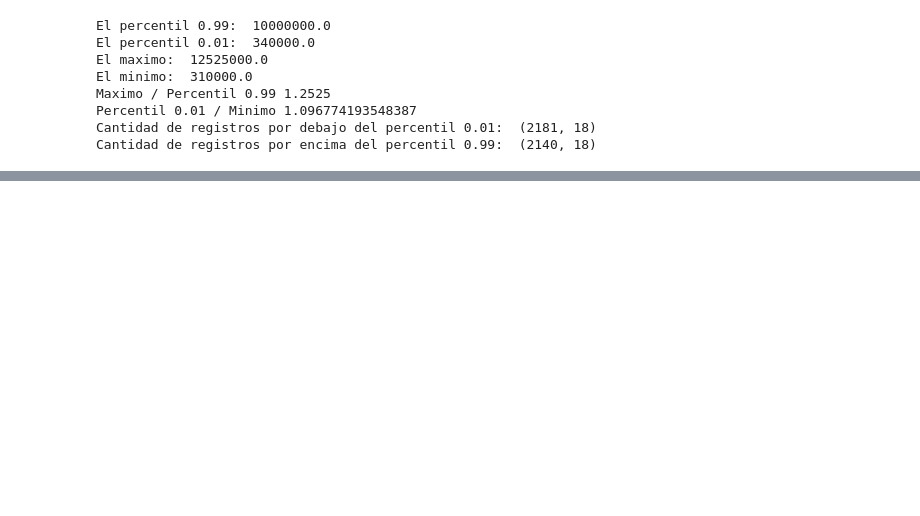
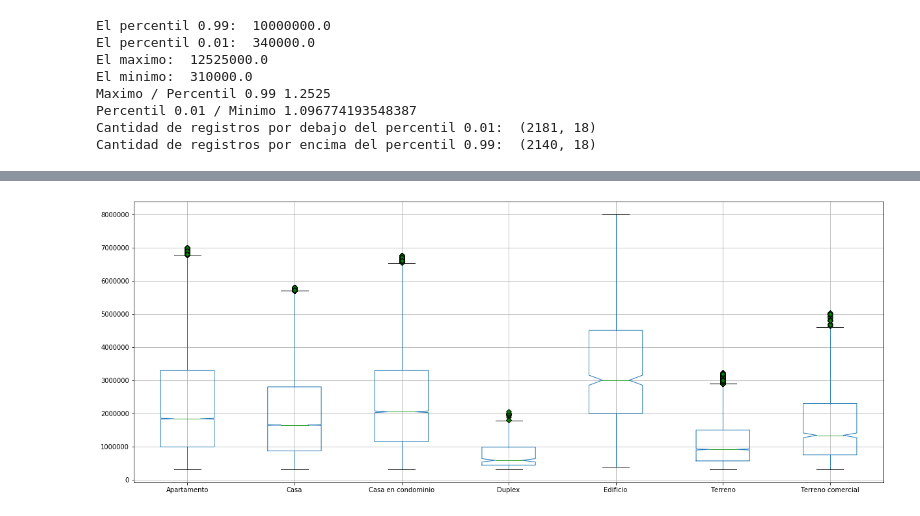
Before and after one commit to JuanCruzCastroLopez/tp1-zonajobs-analysis, a Jupyter notebook: normalize_details.ipynb, the cells around one changed output, grey strips where cells are left out. Drawn from its saved outputs; the diff is of its cells as text; code cells hidden in the pictures; blank space fills up the shorter version.

```diff
--- a/normalize_details.ipynb
+++ b/normalize_details.ipynb
@@ -520,0 +522,3 @@ Text(0, 0.5, '')
+# %%
+# Sigue habiendo bastantes outliers, hago una limpieza mas.
+df = df[~df.groupby('tipodepropiedad')['precio'].apply(is_outlier)]
@@ -521,3 +543,8 @@ Text(0, 0.5, '')
+# %%
+# Vuelvo a mirar los outliers:
+plot_outliers(df)
+# %% [output]
+[figure, added]
 # %%
 #Lleno los nulos de antiguedad con 0. Supongo que son todos nuevos.
 df['antiguedad'].fillna(0, inplace=True)
```
Also changed, not shown: parts of 14 cells of this notebook.
